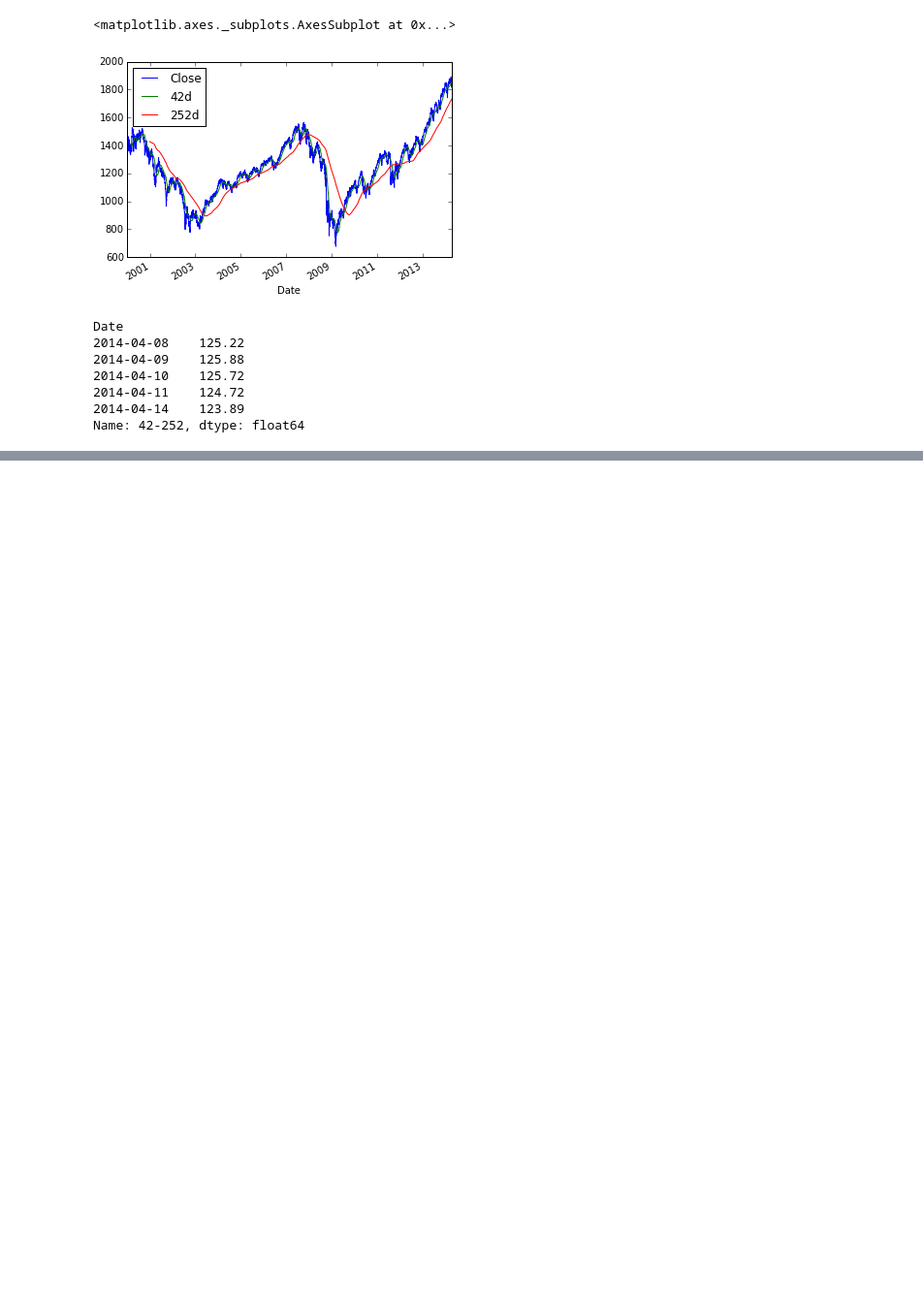
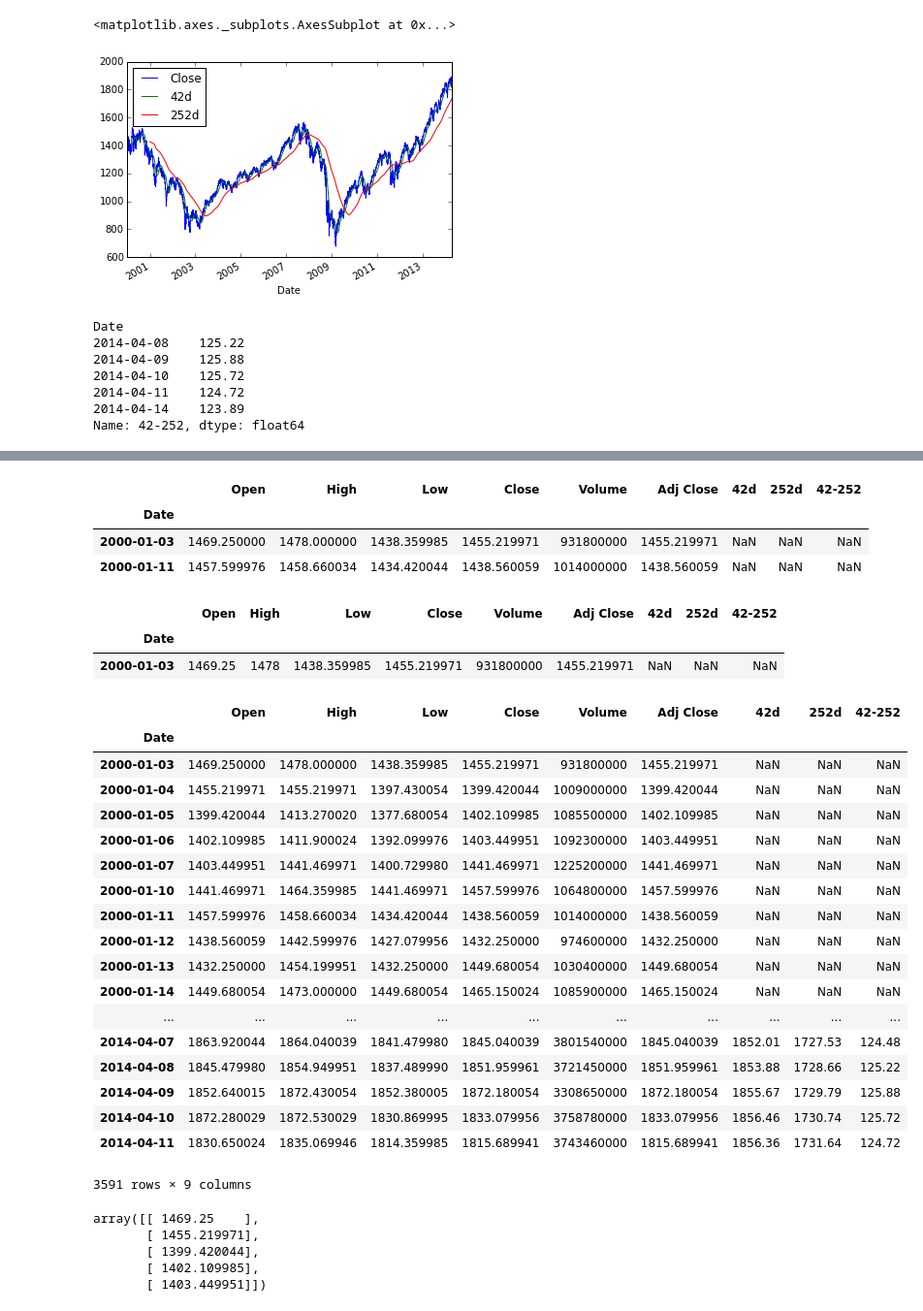
Before and after one commit to nilavghosh/OMSCS, a Jupyter notebook: PythonNoteBooks/Python for Finance - Plotting data.ipynb, the cells around one changed output, grey strips where cells are left out. Shown at 97% size. Drawn from its saved outputs; the diff is of its cells as text; code cells hidden in the pictures; blank space fills up the shorter version.

```diff
--- a/PythonNoteBooks/Python for Finance - Plotting data.ipynb
+++ b/PythonNoteBooks/Python for Finance - Plotting data.ipynb
@@ -85,0 +175,43 @@ Name: 42-252, dtype: float64
+# %%
+sp500.ix[{0:5,6:7},]
+# %% [output]
+|  | Open | High | Low | Close | Volume | Adj Close | 42d | 252d | 42-252 |
+| Date |  |  |  |  |  |  |  |  |  |
+| 2000-01-03 | 1469.250000 | 1478.000000 | 1438.359985 | 1455.219971 | 931800000 | 1455.219971 | NaN | NaN | NaN |
+| 2000-01-11 | 1457.599976 | 1458.660034 | 1434.420044 | 1438.560059 | 1014000000 | 1438.560059 | NaN | NaN | NaN |
+# %%
+sp500.ix[0:1]
+# %% [output]
+|  | Open | High | Low | Close | Volume | Adj Close | 42d | 252d | 42-252 |
+| Date |  |  |  |  |  |  |  |  |  |
+| 2000-01-03 | 1469.25 | 1478 | 1438.359985 | 1455.219971 | 931800000 | 1455.219971 | NaN | NaN | NaN |
+# %%
+sp500.ix[0:-1]
+# %% [output]
+|  | Open | High | Low | Close | Volume | Adj Close | 42d | 252d | 42-252 |
+| Date |  |  |  |  |  |  |  |  |  |
+| 2000-01-03 | 1469.250000 | 1478.000000 | 1438.359985 | 1455.219971 | 931800000 | 1455.219971 | NaN | NaN | NaN |
+| 2000-01-04 | 1455.219971 | 1455.219971 | 1397.430054 | 1399.420044 | 1009000000 | 1399.420044 | NaN | NaN | NaN |
+| 2000-01-05 | 1399.420044 | 1413.270020 | 1377.680054 | 1402.109985 | 1085500000 | 1402.109985 | NaN | NaN | NaN |
+| 2000-01-06 | 1402.109985 | 1411.900024 | 1392.099976 | 1403.449951 | 1092300000 | 1403.449951 | NaN | NaN | NaN |
+| 2000-01-07 | 1403.449951 | 1441.469971 | 1400.729980 | 1441.469971 | 1225200000 | 1441.469971 | NaN | NaN | NaN |
+| 2000-01-10 | 1441.469971 | 1464.359985 | 1441.469971 | 1457.599976 | 1064800000 | 1457.599976 | NaN | NaN | NaN |
+| 2000-01-11 | 1457.599976 | 1458.660034 | 1434.420044 | 1438.560059 | 1014000000 | 1438.560059 | NaN | NaN | NaN |
+| 2000-01-12 | 1438.560059 | 1442.599976 | 1427.079956 | 1432.250000 | 974600000 | 1432.250000 | NaN | NaN | NaN |
+| 2000-01-13 | 1432.250000 | 1454.199951 | 1432.250000 | 1449.680054 | 1030400000 | 1449.680054 | NaN | NaN | NaN |
+| 2000-01-14 | 1449.680054 | 1473.000000 | 1449.680054 | 1465.150024 | 1085900000 | 1465.150024 | NaN | NaN | NaN |
+| ... | ... | ... | ... | ... | ... | ... | ... | ... | ... |
+| 2014-04-07 | 1863.920044 | 1864.040039 | 1841.479980 | 1845.040039 | 3801540000 | 1845.040039 | 1852.01 | 1727.53 | 124.48 |
+| 2014-04-08 | 1845.479980 | 1854.949951 | 1837.489990 | 1851.959961 | 3721450000 | 1851.959961 | 1853.88 | 1728.66 | 125.22 |
+| 2014-04-09 | 1852.640015 | 1872.430054 | 1852.380005 | 1872.180054 | 3308650000 | 1872.180054 | 1855.67 | 1729.79 | 125.88 |
+| 2014-04-10 | 1872.280029 | 1872.530029 | 1830.869995 | 1833.079956 | 3758780000 | 1833.079956 | 1856.46 | 1730.74 | 125.72 |
+| 2014-04-11 | 1830.650024 | 1835.069946 | 1814.359985 | 1815.689941 | 3743460000 | 1815.689941 | 1856.36 | 1731.64 | 124.72 |
+3591 rows × 9 columns
+# %%
+sp500.ix[0:5,0:1].values
+# %% [output]
+array([[ 1469.25    ],
+       [ 1455.219971],
+       [ 1399.420044],
+       [ 1402.109985],
+       [ 1403.449951]])
```
Also changed, not shown: parts of 9 cells of this notebook, 7 other files.
